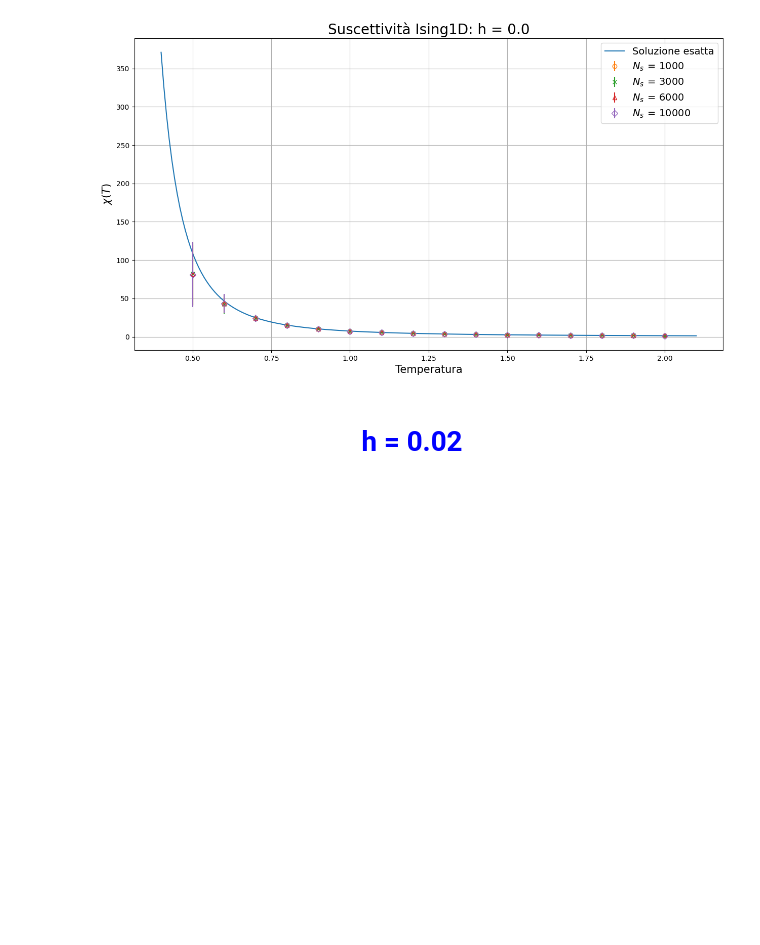
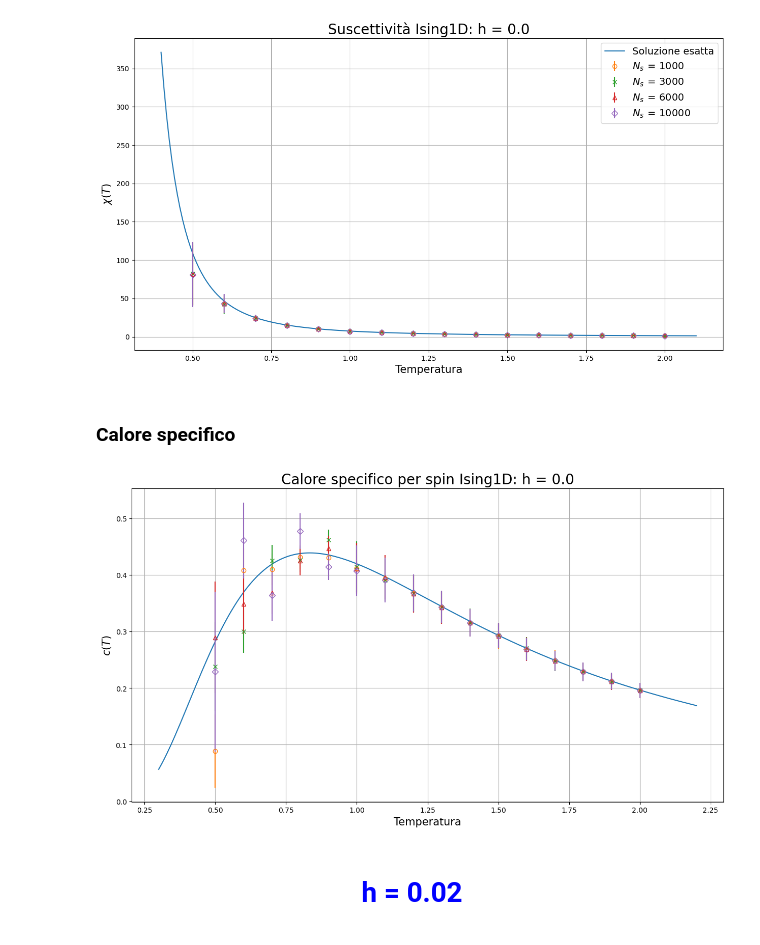
Before and after one commit to Negrini085/Simulazione-di-Materia-Condensata, a Jupyter notebook: Approfondimento/Presentazione/Immagini/grafici.ipynb, the cells around one changed output. Drawn from its saved outputs; the diff is of its cells as text; code cells hidden in the pictures; blank space fills up the shorter version.

Commit message:
Aggiunta slide sul calore specifico, finito modello di Ising 1D

```diff
--- a/Approfondimento/Presentazione/Immagini/grafici.ipynb
+++ b/Approfondimento/Presentazione/Immagini/grafici.ipynb
@@ -270,6 +270,34 @@ plt.grid(True)
 plt.show()
 # %% [output]
 [figure]
+# %% [markdown]
+### Calore specifico
+# %%
+T = np.linspace(0.3, 2.2, 200)
+beta = 1/T
+J = 1.0
+
+beta_J = beta * J
+cv_0 = (J * beta)**2 * (1/pow(np.cosh(beta * J), 2))
+
+
+fig = plt.figure(figsize = (15, 8))
+
+plt.plot(T, cv_0, label = 'Soluzione esatta')
+
+plt.errorbar(t_camp, cp_1000, yerr = cp_1000_err, linestyle = 'None', fmt = 'o', markerfacecolor='none', label = r'$N_{s}\,=\,1000$')
+plt.errorbar(t_camp, cp_3000, yerr = cp_3000_err, linestyle = 'None', fmt = 'x', markerfacecolor='none', label = r'$N_{s}\,=\,3000$')
+plt.errorbar(t_camp, cp_6000, yerr = cp_6000_err, linestyle = 'None', fmt = '^', markerfacecolor='none', label = r'$N_{s}\,=\,6000$')
+plt.errorbar(t_camp, cp_10000, yerr = cp_10000_err, linestyle = 'None', fmt = 'D', markerfacecolor='none', label = r'$N_{s}\,=\,10000$')
+
+plt.title("Calore specifico per spin Ising1D: h = 0.0", fontsize = 20)
+plt.xlabel("Temperatura", fontsize = 15)
+plt.ylabel(r"$c\left(T\right)$", fontsize = 15)
+
+plt.grid(True)
+plt.show()
+# %% [output]
+[figure, added]
 # %% [markdown]
 <center>
 
```
Also changed, not shown: parts of 3 cells of this notebook, 5 other files.
